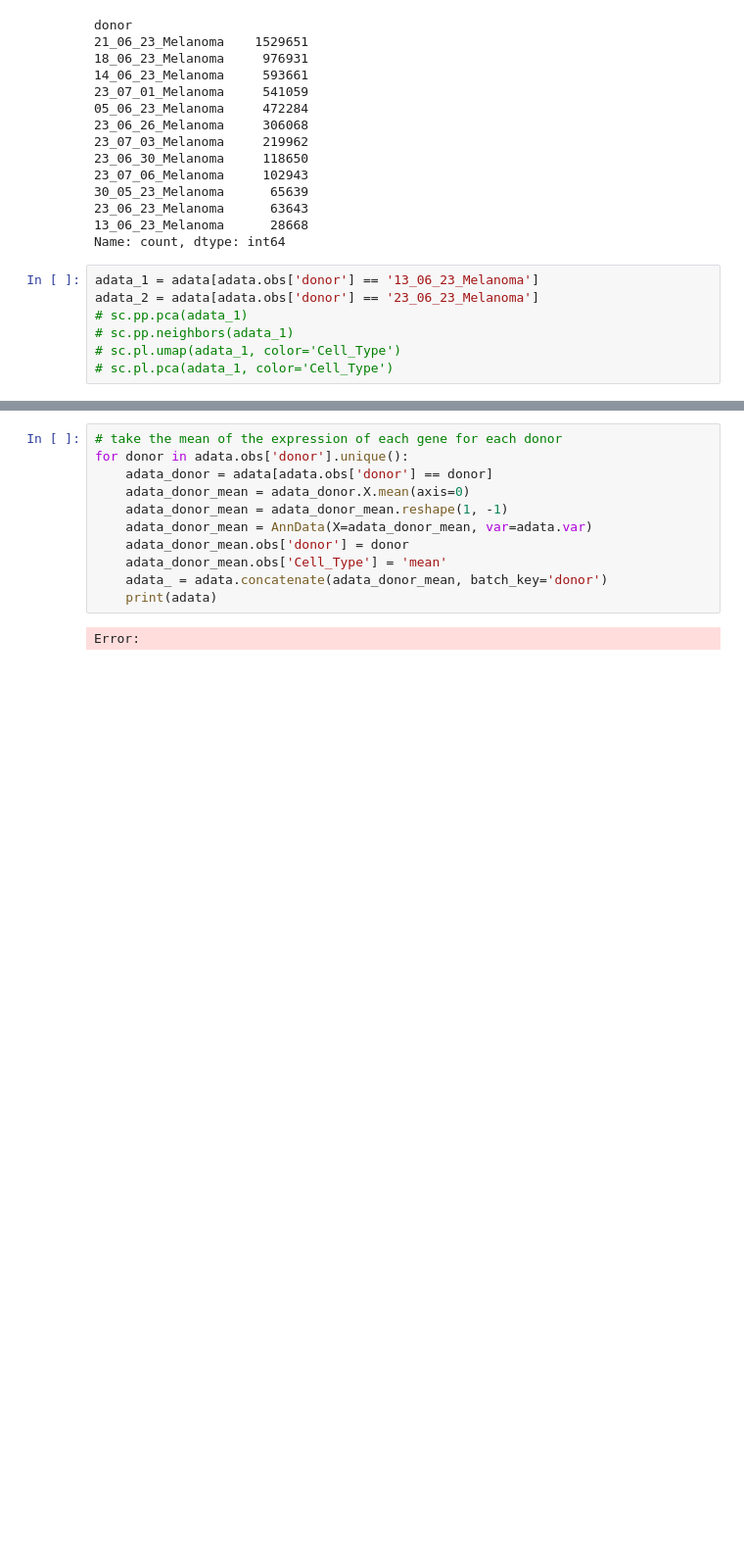
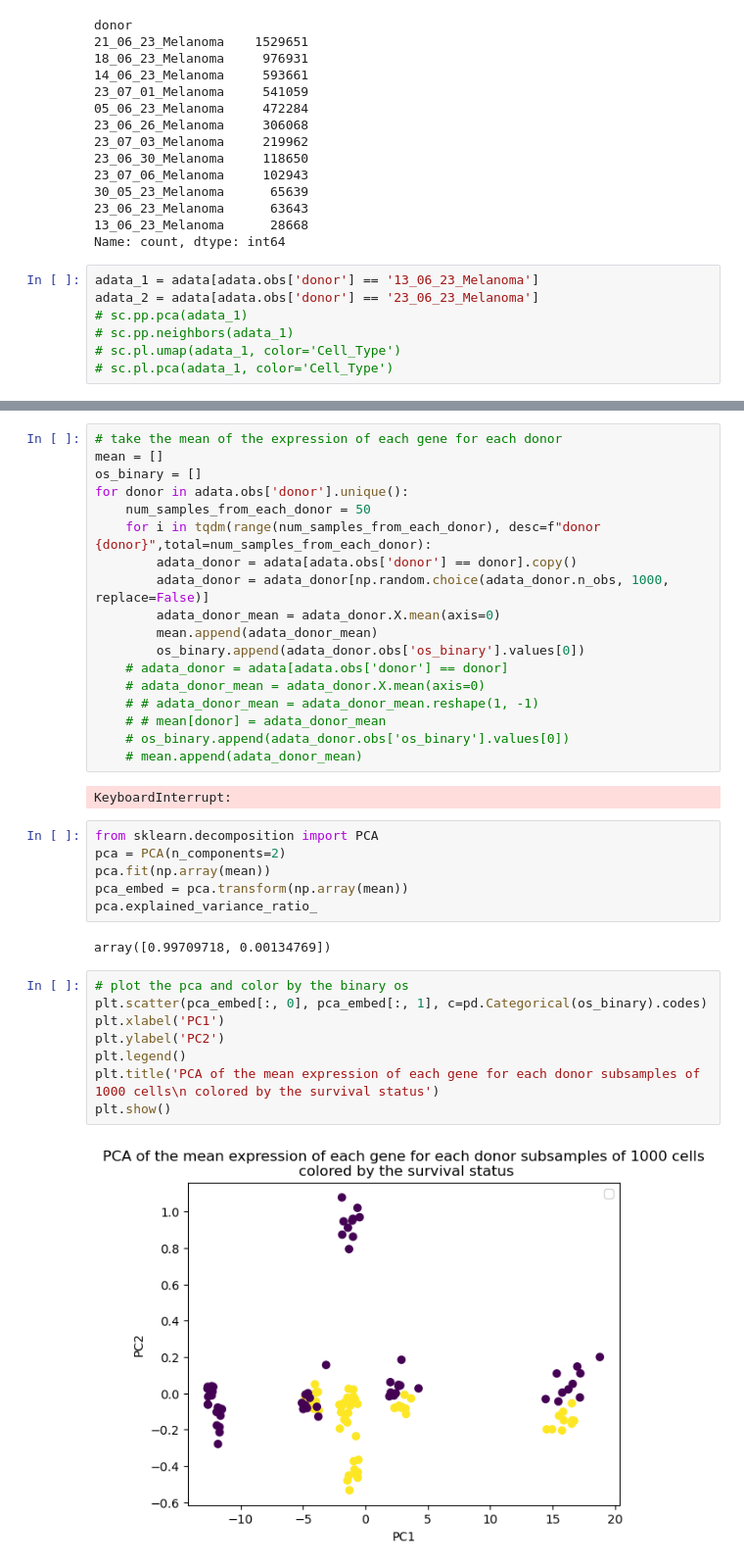
Before and after one commit to GWeale/4460_Project, a Jupyter notebook: preprocess.ipynb, the cells around one changed output, grey strips where cells are left out. Shown at 98% size. Drawn from its saved outputs; the diff is of its cells as text; blank space fills up the shorter version.

Commit message:
fix issue with binary os

```diff
--- a/preprocess.ipynb
+++ b/preprocess.ipynb
@@ -57,13 +86,38 @@ sc.pl.umap(adata_1, color='Cell_Type')
 # %%
 # take the mean of the expression of each gene for each donor
+mean = []
+os_binary = []
 for donor in adata.obs['donor'].unique():
-    adata_donor = adata[adata.obs['donor'] == donor]
-    adata_donor_mean = adata_donor.X.mean(axis=0)
-    adata_donor_mean = adata_donor_mean.reshape(1, -1)
-    adata_donor_mean = AnnData(X=adata_donor_mean, var=adata.var)
-    adata_donor_mean.obs['donor'] = donor
-    adata_donor_mean.obs['Cell_Type'] = 'mean'
-    adata_ = adata.concatenate(adata_donor_mean, batch_key='donor')
-    print(adata)
+    num_samples_from_each_donor = 50
+    for i in tqdm(range(num_samples_from_each_donor), desc=f"donor {donor}",total=num_samples_from_each_donor):
+        adata_donor = adata[adata.obs['donor'] == donor].copy()
+        adata_donor = adata_donor[np.random.choice(adata_donor.n_obs, 1000, replace=False)]
+        adata_donor_mean = adata_donor.X.mean(axis=0)
+        mean.append(adata_donor_mean)
+        os_binary.append(adata_donor.obs['os_binary'].values[0])
+    # adata_donor = adata[adata.obs['donor'] == donor]
+    # adata_donor_mean = adata_donor.X.mean(axis=0)
+    # # adata_donor_mean = adata_donor_mean.reshape(1, -1)
+    # # mean[donor] = adata_donor_mean
+    # os_binary.append(adata_donor.obs['os_binary'].values[0])
+    # mean.append(adata_donor_mean)
 # %% [output]
-Error:
+KeyboardInterrupt:
+# %%
+from sklearn.decomposition import PCA
+pca = PCA(n_components=2)
+pca.fit(np.array(mean))
+pca_embed = pca.transform(np.array(mean))
+pca.explained_variance_ratio_
+# %% [output]
+array([0.99709718, 0.00134769])
+# %%
+# plot the pca and color by the binary os
+plt.scatter(pca_embed[:, 0], pca_embed[:, 1], c=pd.Categorical(os_binary).codes)
+plt.xlabel('PC1')
+plt.ylabel('PC2')
+plt.legend()
+plt.title('PCA of the mean expression of each gene for each donor subsamples of 1000 cells\n colored by the survival status')
+plt.show()
+# %% [output]
+[figure, added]
```
Also changed, not shown: parts of 7 cells of this notebook, 1 other file.
